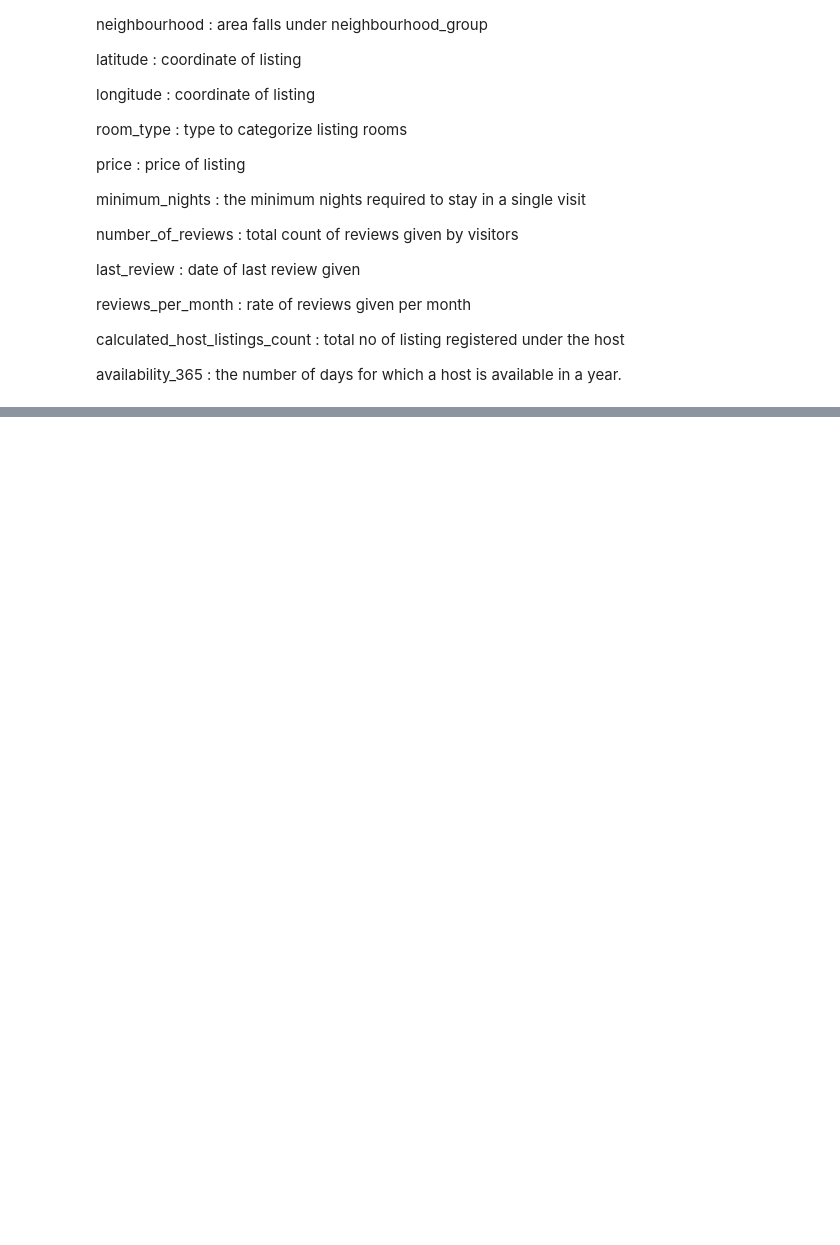
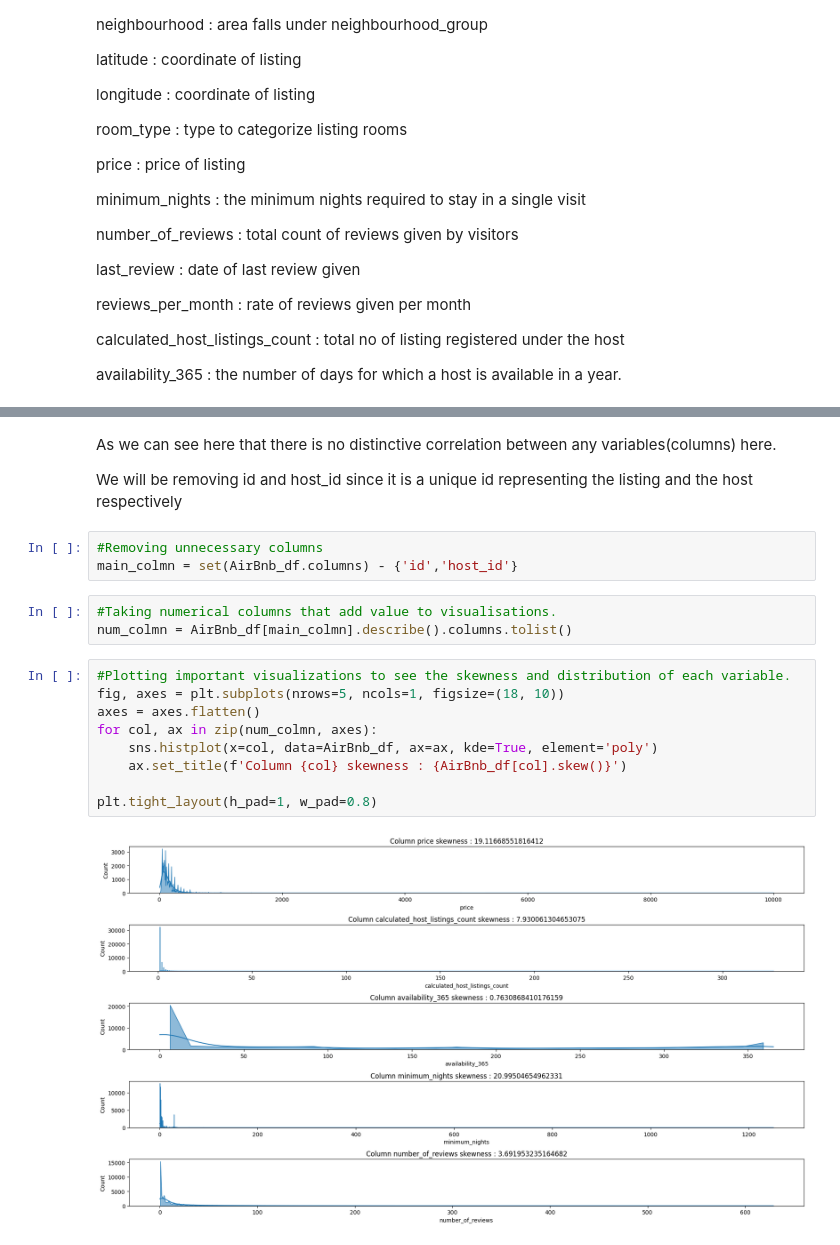
Before and after one commit to kumarsinghashu/AirBnb--Booking--Analysis, a Jupyter notebook: AirBnb_Booking_Analysis_Capstone_Project_EDA.ipynb, the cells around one changed output, grey strips where cells are left out. Saved outputs shown, nothing was run; the diff lists cells and outputs as text; blank space fills up the shorter version.

```diff
--- a/AirBnb_Booking_Analysis_Capstone_Project_EDA.ipynb
+++ b/AirBnb_Booking_Analysis_Capstone_Project_EDA.ipynb
@@ -153,0 +292,21 @@ availability_365 : the number of days for which a host is available in a year.
+# %% [markdown]
+As we can see here that there is no distinctive correlation between any variables(columns) here.
+
+We will be removing id and host_id since it is a unique id representing the listing and the host respectively
+# %%
+#Removing unnecessary columns
+main_colmn = set(AirBnb_df.columns) - {'id','host_id'}
+# %%
+#Taking numerical columns that add value to visualisations.
+num_colmn = AirBnb_df[main_colmn].describe().columns.tolist()
+# %%
+#Plotting important visualizations to see the skewness and distribution of each variable.
+fig, axes = plt.subplots(nrows=5, ncols=1, figsize=(18, 10))
+axes = axes.flatten()
+for col, ax in zip(num_colmn, axes):
+    sns.histplot(x=col, data=AirBnb_df, ax=ax, kde=True, element='poly')
+    ax.set_title(f'Column {col} skewness : {AirBnb_df[col].skew()}')
+
+plt.tight_layout(h_pad=1, w_pad=0.8)
+# %% [output]
+[figure, added]
```
Also changed, not shown: parts of 23 cells of this notebook.
